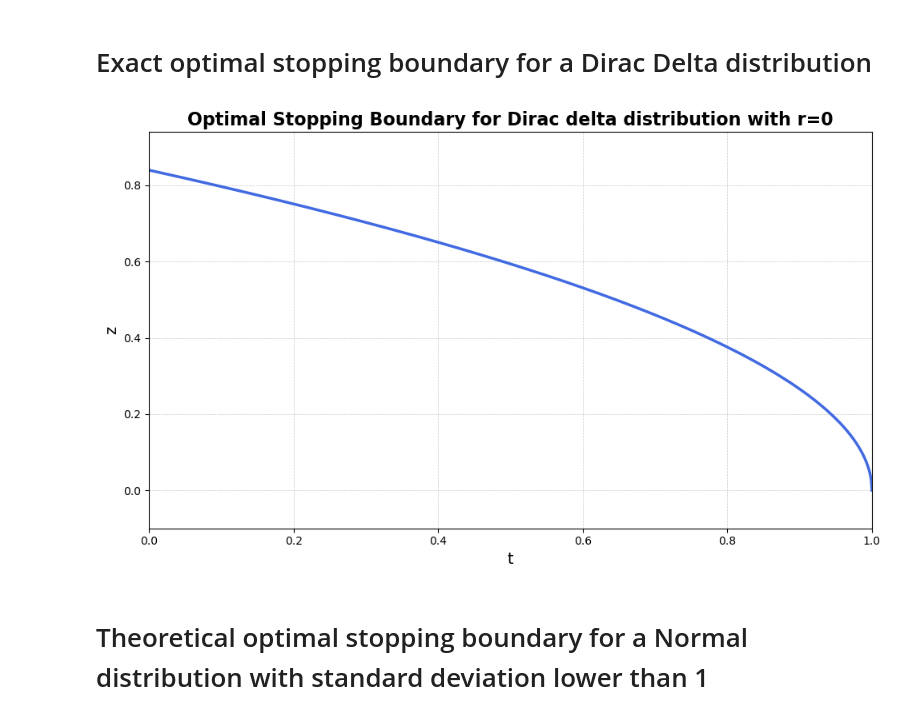
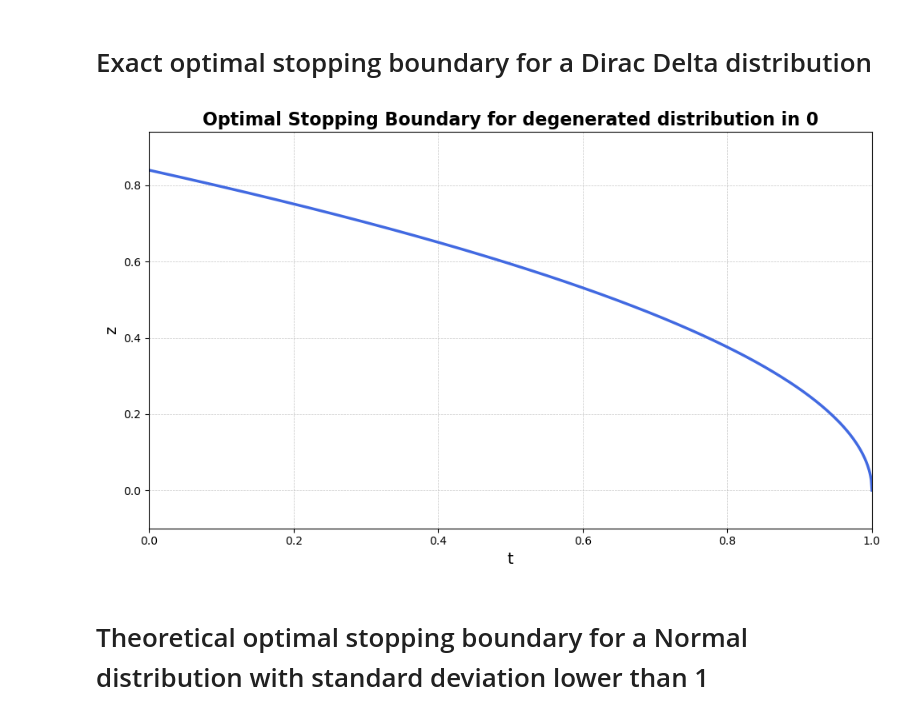
Before and after one commit to ManuelBal2201/Opt-stopp-BB-random-pinning-point, a Jupyter notebook: Theoretical_boundaries_visualization.ipynb, the cells around one changed output. Drawn from its saved outputs; the diff is of its cells as text; code cells hidden in the pictures.

```diff
--- a/Theoretical_boundaries_visualization.ipynb
+++ b/Theoretical_boundaries_visualization.ipynb
@@ -20,28 +20,28 @@ from Theoretical_boundaries_visualization_functions import compute_error, f_t_su
 # %%
 # Pinning point
 r = 0
 
 # t mesh
 mesh = 1000
 t_mesh = np.linspace(0, 1, mesh)
 
 # Boundary
 exact_boundary = optimal_stopping_Brownian_bridge(t_mesh, r)
 
 # Visualization
 fig, ax = plt.subplots(figsize=(10, 6))
 ax.plot(t_mesh, exact_boundary, color='royalblue', linewidth=2.5)
 ax.set_xlabel("t", fontsize=14)
 ax.set_ylabel("z", fontsize=14)
-ax.set_title(f"Optimal Stopping Boundary for Dirac delta distribution with r={r}", fontsize=16, weight='bold')
+ax.set_title(f"Optimal Stopping Boundary for degenerated distribution in {r}", fontsize=16, weight='bold')
 ax.set_xlim(0, 1)
 ax.set_ylim(np.min(exact_boundary) - 0.1, np.max(exact_boundary) + 0.1)
 ax.grid(True, which='both', linestyle='--', linewidth=0.5, alpha=0.7)
 plt.tight_layout()
 plt.savefig("OSB_BB.png", dpi=300)
 plt.show()
 # %% [output]
-[figure, old version]
+[figure, new version]
 # %% [markdown]
 # Theoretical optimal stopping boundary for a Normal distribution with standard deviation lower than 1
 # %%
```
Also changed, not shown: parts of 1 cell of this notebook, 11 other files.
